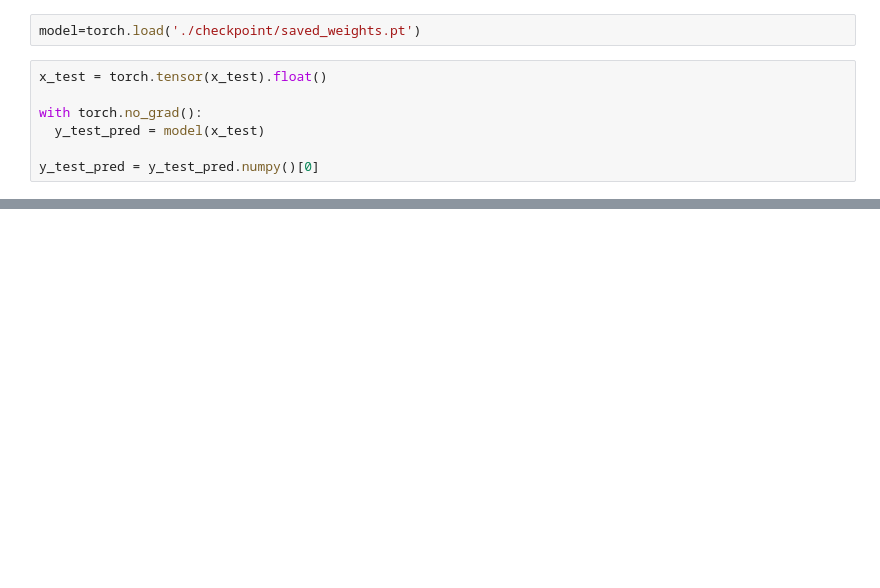
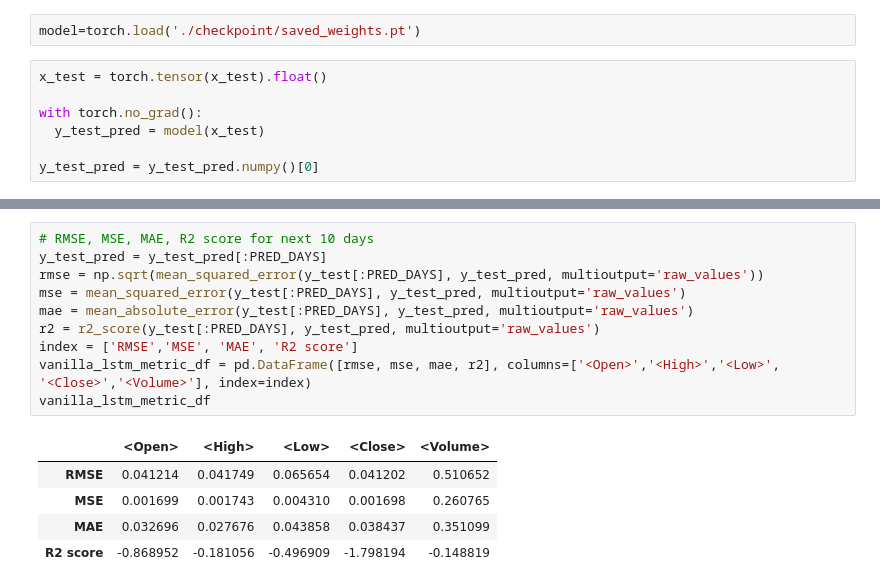
Before and after one commit to LHSang6403/thesis-xang-chuong, a Jupyter notebook: LSTM.ipynb, the cells around one changed output, grey strips where cells are left out. Saved outputs shown, nothing was run; the diff lists cells and outputs as text; blank space fills up the shorter version.

```diff
--- a/LSTM.ipynb
+++ b/LSTM.ipynb
@@ -398,0 +423,16 @@ df_pred
+# %%
+# RMSE, MSE, MAE, R2 score for next 10 days
+y_test_pred = y_test_pred[:PRED_DAYS]
+rmse = np.sqrt(mean_squared_error(y_test[:PRED_DAYS], y_test_pred, multioutput='raw_values'))
+mse = mean_squared_error(y_test[:PRED_DAYS], y_test_pred, multioutput='raw_values')
+mae = mean_absolute_error(y_test[:PRED_DAYS], y_test_pred, multioutput='raw_values')
+r2 = r2_score(y_test[:PRED_DAYS], y_test_pred, multioutput='raw_values')
+index = ['RMSE','MSE', 'MAE', 'R2 score']
+vanilla_lstm_metric_df = pd.DataFrame([rmse, mse, mae, r2], columns=['<Open>','<High>','<Low>', '<Close>','<Volume>'], index=index)
+vanilla_lstm_metric_df
+# %% [output]
+|  | <Open> | <High> | <Low> | <Close> | <Volume> |
+| RMSE | 0.041214 | 0.041749 | 0.065654 | 0.041202 | 0.510652 |
+| MSE | 0.001699 | 0.001743 | 0.004310 | 0.001698 | 0.260765 |
+| MAE | 0.032696 | 0.027676 | 0.043858 | 0.038437 | 0.351099 |
+| R2 score | -0.868952 | -0.181056 | -0.496909 | -1.798194 | -0.148819 |
```
Also changed, not shown: parts of 11 cells of this notebook, 3 other files.
